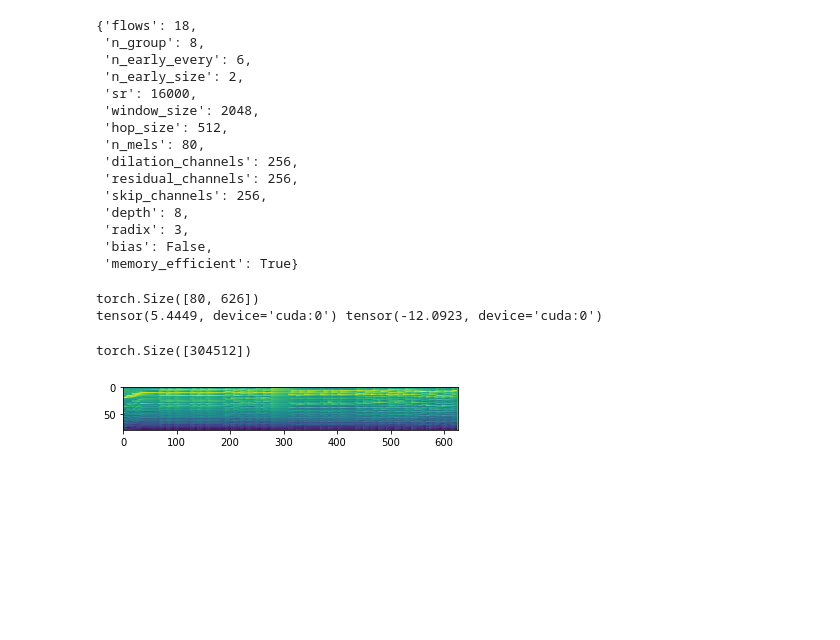
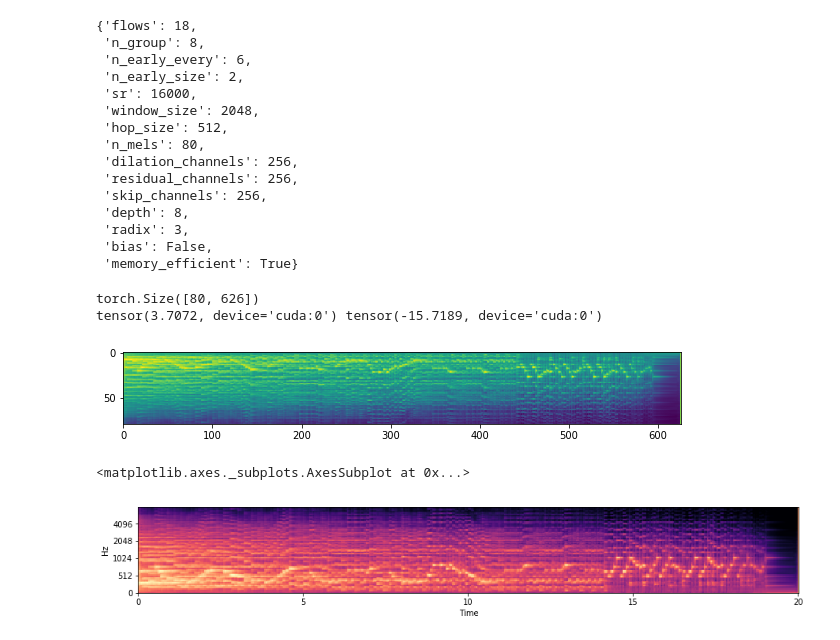
Before and after one commit to gudgud96/piano-synthesis, a Jupyter notebook: audio_synthesis/waveglow_demo.ipynb, the cells around one changed output. Saved outputs shown, nothing was run; the diff lists cells and outputs as text; code cells hidden in the pictures; blank space fills up the shorter version.

```diff
--- a/audio_synthesis/waveglow_demo.ipynb
+++ b/audio_synthesis/waveglow_demo.ipynb
@@ -117,20 +123,31 @@ np.random.seed(1234)
 idx_train = np.random.choice(len(train_files), n_sample, replace=False)
 idx_test = np.random.choice(len(test_files), n_sample, replace=False)
 # %%
-infile = torch.Tensor(np.load("temp_4.npy")).cuda()
+infile = torch.Tensor(np.load("temp_1.npy")).cuda()
 melspec = torch.cat([infile.squeeze(), torch.zeros(80).cuda().unsqueeze(-1)], dim=-1).detach()
 print(melspec.shape)
 print(torch.max(melspec), torch.min(melspec))
 # %% [output]
 torch.Size([80, 626])
-tensor(5.4449, device='cuda:0') tensor(-12.0923, device='cuda:0')
+tensor(3.7072, device='cuda:0') tensor(-15.7189, device='cuda:0')
 # %%
-melspec_temp = melspec * 1.5
-x = model.infer(melspec_temp.unsqueeze(0), sigma=0.5)
+x = model.infer(melspec.unsqueeze(0), sigma=0.5)
 x = x[:-16000]
-print(x.shape)
-plt.imshow(melspec.cpu().detach().numpy().squeeze())
-plt.show()
-# %% [output]
-torch.Size([304512])
-[figure, removed]
+# %%
+import matplotlib.pyplot as plt
+import librosa.display
+
+plt.figure(figsize=(10, 10))
+plt.imshow(melspec.cpu().detach().numpy().squeeze())
+plt.show()
+
+plt.figure(figsize=(15,2))
+melspec_denorm = torch.exp(melspec).squeeze()
+melspec_db = librosa.power_to_db(melspec_denorm.cpu().detach().numpy().squeeze(), ref=np.max)
+librosa.display.specshow(melspec_db, x_axis='time',
+                         y_axis='mel', sr=16000,
+                         fmax=8000)
+# %% [output]
+[figure, added]
+<matplotlib.axes._subplots.AxesSubplot at 0x...>
+[figure, added]
```
Also changed, not shown: parts of 13 cells of this notebook, 30 other files.
